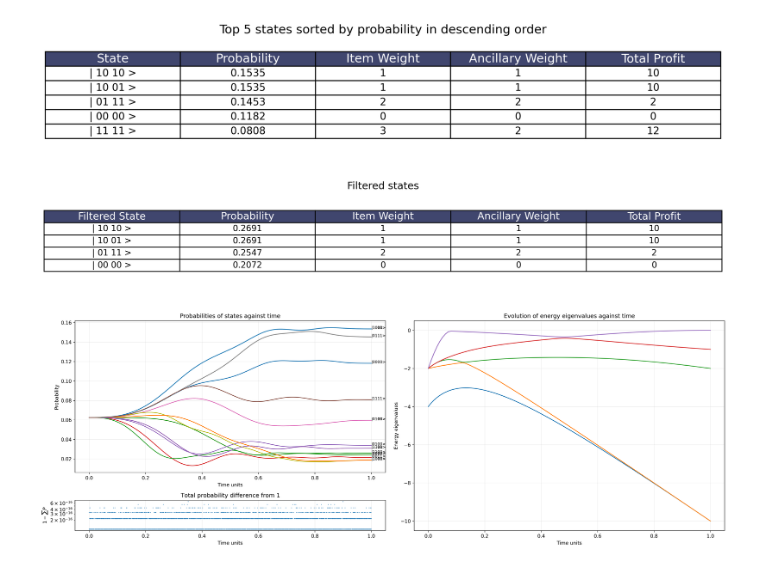
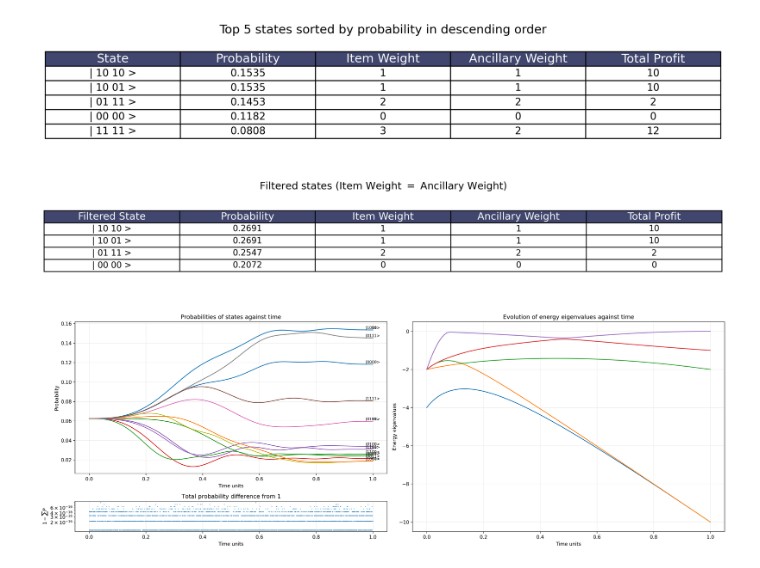
Before and after one commit to raw-asparagus/SP3172, a Jupyter notebook: Quantum Annealing/master.ipynb, the cells around one changed output. Saved outputs shown, nothing was run; the diff lists cells and outputs as text; code cells hidden in the pictures.

```diff
--- a/Quantum Annealing/master.ipynb
+++ b/Quantum Annealing/master.ipynb
@@ -114,9 +114,9 @@ np.sort(eigenvalues)
 array([-10, -10, -2, -1, 0, 1, 1, 9, 9, 11, 11, 32, 32, 42, 44, 87])
 # %%
 #   Obtain the ground eigenstate of H_0
-ground_eigenvalue, ground_eigenvector = H_0.groundstate()
-psi0 = ground_eigenvector
+ground_eigenvalue, ground_eigenstates = H_0.groundstate()
+psi0 = ground_eigenstates
+
 print(f"Ground eigenvalue = {ground_eigenvalue}\nGround state:")
-
 psi0
 # %% [output]
@@ -302,7 +301,7 @@ sorted_normalized_states = sorted(normalized_states, key=lambda x: x[1], reverse
 fig, ax = plt.subplots(figsize=(12, 2), dpi=300)
 ax.axis("tight")
 ax.axis("off")
-ax.set(title="Filtered states")
+ax.set(title=r"Filtered states (Item Weight $=$ Ancillary Weight)")
 table_data = [
     [
         f"| {state[0][:num_items]} {state[0][num_items:]} >",
@@ -315,34 +314,34 @@ table_data = [
 ]
 table = ax.table(
     cellText=table_data,
     colLabels=[
         "Filtered State",
         "Probability",
         "Item Weight",
         "Ancillary Weight",
         "Total Profit",
     ],
     cellLoc="center",
     loc="center",
 )
 table.auto_set_font_size(False)
 table.set_fontsize(10)
 table.scale(1.2, 1.2)
 
 for (i, j), cell in table.get_celld().items():
     if i == 0:
         cell.set_fontsize(12)
         cell.set_facecolor("#40466e")
         cell.set_text_props(color="w")
     elif i > 0:
         item_weight = float(table_data[i - 1][2])
         if item_weight > capacity:
             for k in range(len(table_data[i - 1])):
                 table[(i, k)].set_facecolor("#ffcccc")
 
 plt.show()
 # %% [output]
-[figure, old version]
+[figure, new version]
 # %%
 fig = plt.figure(figsize=(20, 7), dpi=300)
 gs = gridspec.GridSpec(2, 2, height_ratios=[5, 1])
@@ -360,6 +359,8 @@ for idx in range(num_states):
         probabilities[-1][idx],
         f'|{format(idx, "0" + str(total_qubits) + "b")}>',
         fontsize=8,
+        horizontalalignment='center',
+        verticalalignment='bottom'
     )
 
 ax1.set(
@@ -396,4 +397,4 @@ plt.tight_layout()
 
 plt.show()
 # %% [output]
-[figure, old version]
+[figure, new version]
```
Also changed, not shown: parts of 5 cells of this notebook, 7 other files.
